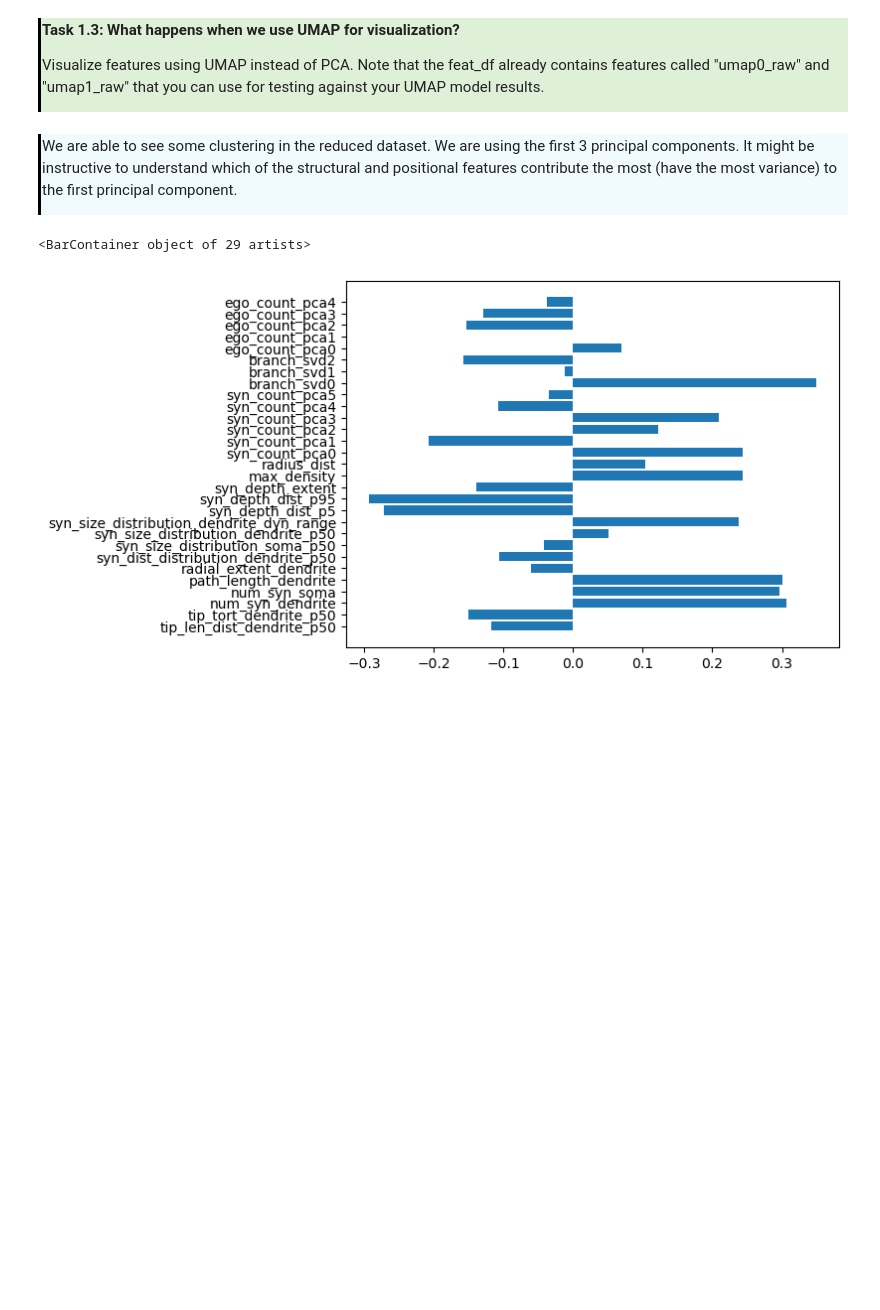
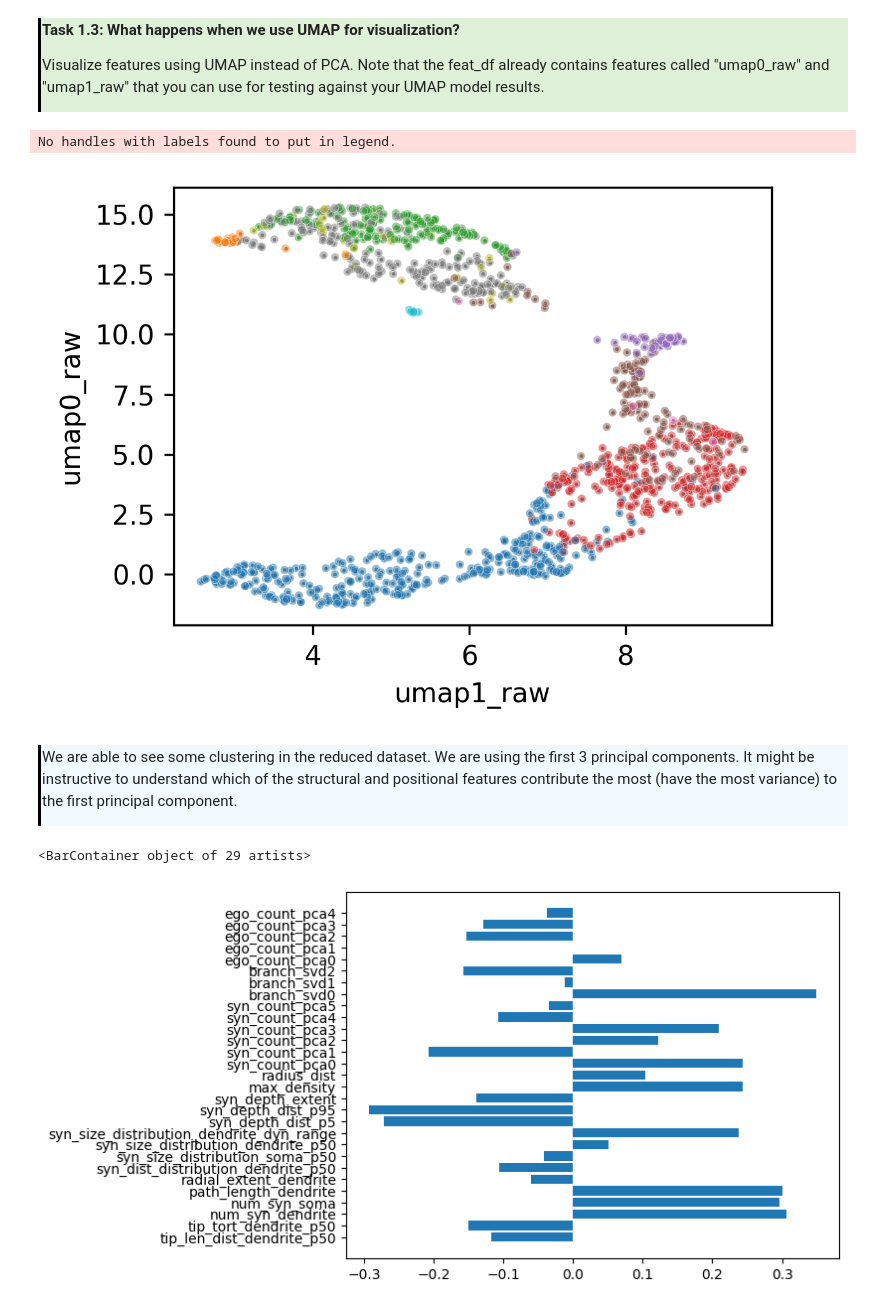
Before and after one commit to ecresp1el/swb_2023_ec_problemsworkshop, a Jupyter notebook: code_celltypesandfunction/workshop1/workshop1.ipynb, the cells around one changed output. Cells and saved outputs as stored; diff of their text form; code cells hidden in the pictures; blank space fills up the shorter version.

```diff
--- a/code_celltypesandfunction/workshop1/workshop1.ipynb
+++ b/code_celltypesandfunction/workshop1/workshop1.ipynb
@@ -511,6 +595,41 @@ fig.tight_layout()
 <p> <b> Task 1.3: What happens when we use UMAP for visualization? </b>
 <p> Visualize features using UMAP instead of PCA. Note that the feat_df already contains features called "umap0_raw"  and "umap1_raw" that you can use for testing against your UMAP model results.
 </div>
+# %%
+# umap0_raw, umap1_raw are the variables we will used for plotting umap
+
+# PCA
+fig, ax= plt.subplots(figsize=(4, 3), dpi=300)
+
+sns.scatterplot(
+    x="umap1_raw",
+    y="umap0_raw",
+    data=feat_df,
+    ax=ax,
+    s=2,
+    alpha=0.5,
+    color='k',
+)
+
+p1 = sns.scatterplot(
+    x="umap1_raw",
+    y="umap0_raw",
+    data=feat_df.query('cell_type != "Unsure I"'),
+    s=10,
+    alpha=0.5,
+    hue="cell_type",
+    ax=ax
+
+)
+
+p1.get_legend().remove()
+
+
+ax1.legend().set_bbox_to_anchor((1,1))
+fig.tight_layout()
+# %% [output]
+No handles with labels found to put in legend.
+[figure, added]
 # %% [markdown]
 <div style="border-left: 3px solid #000; padding: 1px; padding-left: 10px; background: #F0FAFF; ">
 <p> We are able to see some clustering in the reduced dataset. We are using the first 3 principal components. It might be instructive to understand which of the structural and positional features contribute the most (have the most variance) to the first principal component.
```
Also changed, not shown: parts of 29 cells of this notebook.
